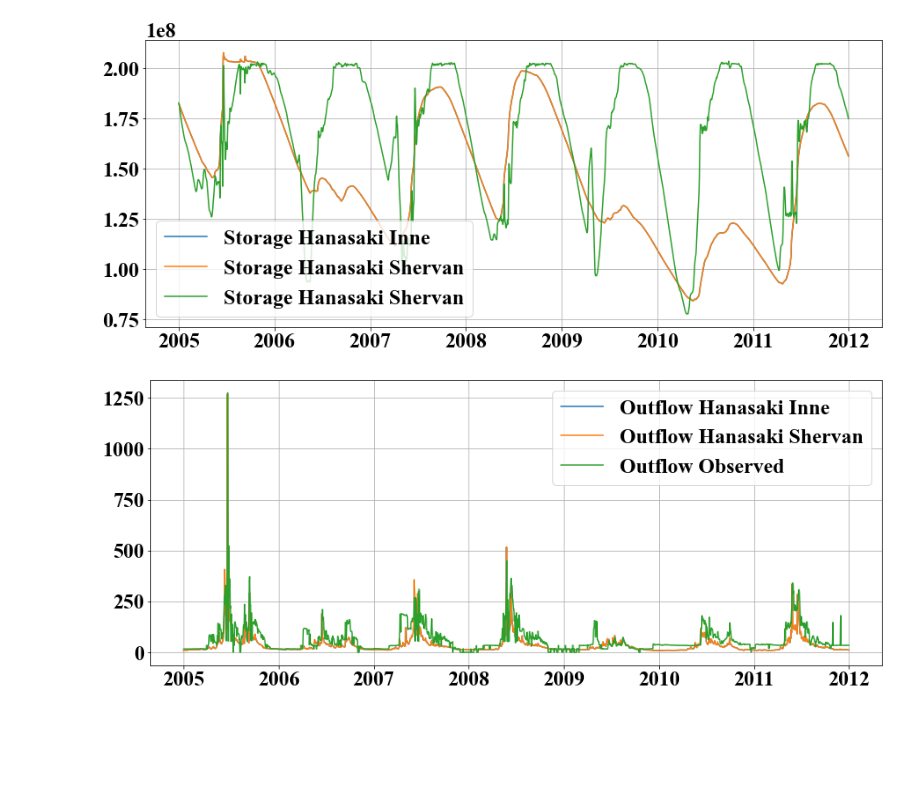
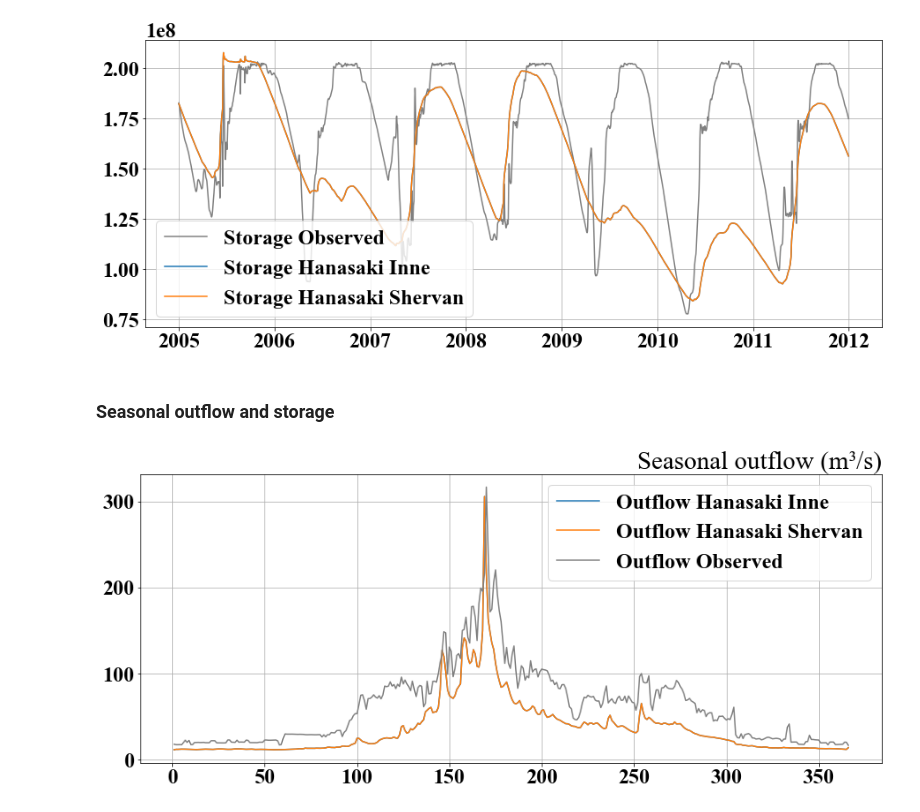
Before and after one commit to ShervanGharari/lake_models_python, a Jupyter notebook: Hanasaki/plotting.ipynb, the cells around one changed output. Drawn from its saved outputs; the diff is of its cells as text; code cells hidden in the pictures; blank space fills up the shorter version.

Commit message:
add seasonal storage and outflow and tweak plotting

```diff
--- a/Hanasaki/plotting.ipynb
+++ b/Hanasaki/plotting.ipynb
@@ -28,29 +49,24 @@ font = {'family' : 'Times New Roman',
 matplotlib.rc('font', **font)
 
 fig, axs = plt.subplots(1,1,figsize=(15,6))
-
+plt.plot(df_Shervan.index, df_Shervan.Storage_Observed, color="gray", label = "Storage Observed")
 plt.plot(df_Inne.index,    df_Inne.Storage_Hanasaki,    label = "Storage Hanasaki Inne")
 plt.plot(df_Shervan.index, df_Shervan.Storage_Hanasaki, label = "Storage Hanasaki Shervan")
-plt.plot(df_Shervan.index, df_Shervan.Storage_Observed, label = "Storage Observed")
+
 plt.legend()
 plt.grid()
 # %% [output]
-[figure, old version]
+[figure, new version]
+# %% [markdown]
+### Seasonal outflow and storage
 # %%
-import matplotlib
-font = {'family' : 'Times New Roman',
-         'weight' : 'bold',
-         'size'   : 24}
-matplotlib.rc('font', **font)
-
 fig, axs = plt.subplots(1,1,figsize=(15,6))
 
-plt.plot(df_Inne.index,    df_Inne.Outflow_Hanasaki,    label = "Outflow Hanasaki Inne")
-plt.plot(df_Shervan.index, df_Shervan.Outflow_Hanasaki, label = "Outflow Hanasaki Shervan")
-plt.plot(df_Shervan.index, df_Shervan.Outflow_Observed, label = "Outflow Observed")
-
-
+plt.plot(df_Inne.Outflow_Hanasaki.groupby(df_Inne.index.dayofyear).mean(),    label = "Outflow Hanasaki Inne")
+plt.plot(df_Shervan.Outflow_Hanasaki.groupby(df_Inne.index.dayofyear).mean(), label = "Outflow Hanasaki Shervan")
+plt.plot(df_Shervan.Outflow_Observed.groupby(df_Inne.index.dayofyear).mean(), color="gray", label = "Outflow Observed")
+plt.title('Seasonal outflow (m³/s)', loc="right")
 plt.legend()
 plt.grid()
 # %% [output]
-[figure, old version]
+[figure, new version]
```
Also changed, not shown: parts of 4 cells of this notebook.
